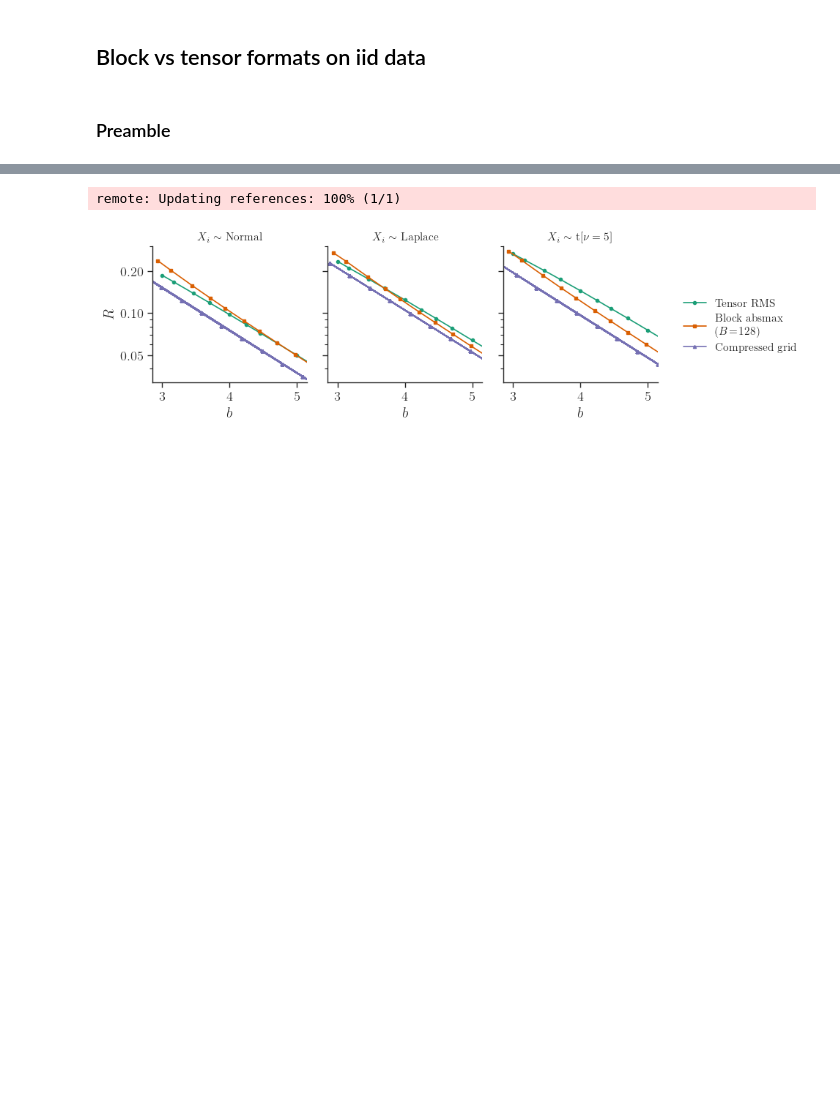
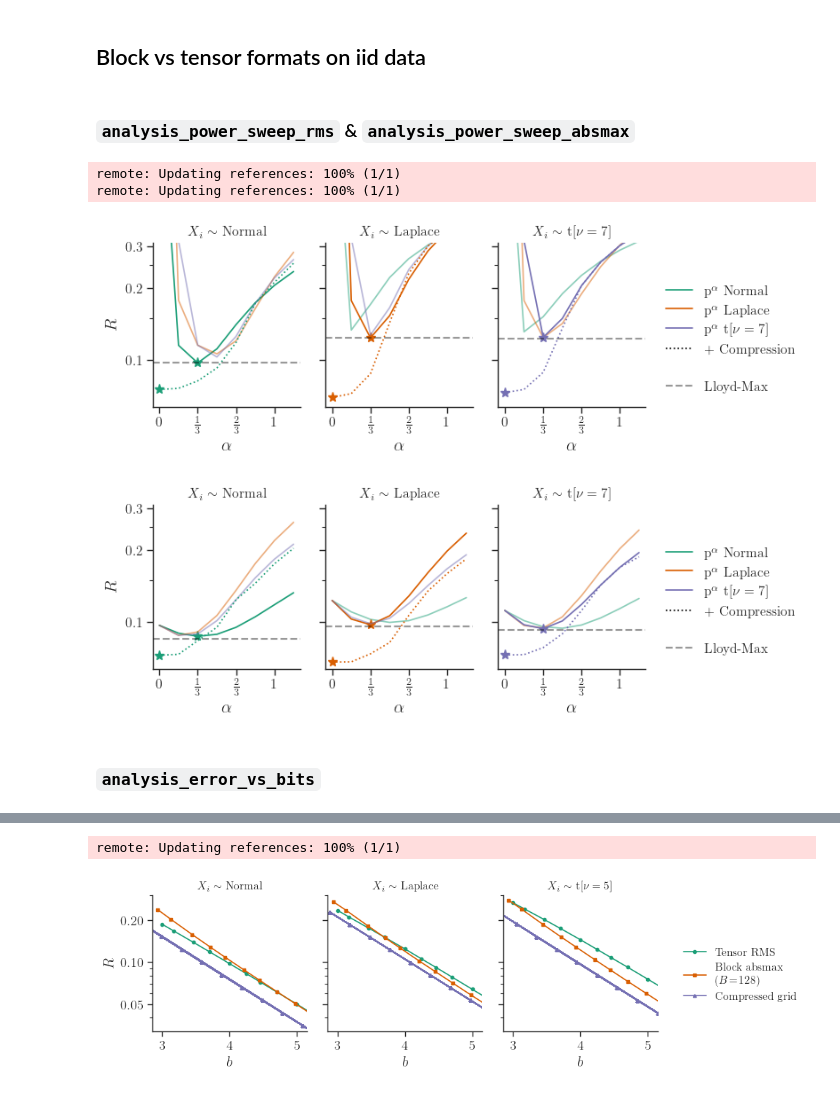
Before and after one commit to graphcore-research/llama-mobile-vlm, a Jupyter notebook: 20250127-FormatsCascade/Analysis.ipynb, the cells around one changed output, grey strips where cells are left out. Cells and saved outputs as stored; diff of their text form; code cells hidden in the pictures; blank space fills up the shorter version.

```diff
--- a/20250127-FormatsCascade/Analysis.ipynb
+++ b/20250127-FormatsCascade/Analysis.ipynb
@@ -248,4 +249,76 @@ remote: Updating references: 100% (1/1)
 # %% [markdown]
 ## Block vs tensor formats on iid data
+# %% [markdown]
+### `analysis_power_sweep_rms` & `analysis_power_sweep_absmax`
+# %%
+bits = 4
+samples = 2**22
+powers_except_zero = [1/6, 1/3, 1/2, 2/3, 5/6, 1, 7/6]
+distributions = [A.Normal(), A.Laplace(), A.StudentT(7.)]
+
+plt_args_lm = dict(ls="--", lw=1.5, alpha=.4, color="k")
+plt_args_compressed = dict(ls=":")
+
+for scaling, block_size in [("rms", None), ("absmax", 64)]:
+    grid = plot_utils.grid(cols=distributions, sharey=True)
+    for (dist,), ax in grid:
+        X = A.block_normalise(dist.sample(samples, seed=1, device=DEVICE), scaling=scaling, block_size=block_size)
+        X_train = A.block_normalise(dist.sample(samples, seed=2, device=DEVICE), scaling=scaling, block_size=block_size)
+
+        for d, color in zip(distributions, plot_utils.PALETTE):
+            powers = powers_except_zero.copy()
+            if scaling == "rms" and type(d) != A.StudentT:
+                powers.insert(0, 0.001)
+            if scaling =="absmax":
+                powers.insert(0, 0)
+            rmse = [A.qrmse_norm(d.quantiser(bits, power=p, scaling=scaling, block_size=block_size), X).item() for p in powers]
+            ax.plot(powers, rmse, color=color, alpha=1 if type(d) == type(dist) else 0.5)
+            if type(d) == type(dist):
+                idx = torch.argmin(tensor(rmse)).item()
+                assert powers[idx] == 1/3
+                ax.plot(powers[idx], rmse[idx], color=color, marker="*", ms=8)
+
+        powers = [0] + powers_except_zero
+        rmse = [A.qrmse_norm(d.find_compressed_quantiser(bits, X=X, X_train=X_train, power=p, scaling=scaling, block_size=block_size), X).item()
+                for p in powers]
+        color = plot_utils.PALETTE[distributions.index(dist)]
+        ax.plot(powers, rmse, color=color, **plt_args_compressed)
+        idx = torch.argmin(tensor(rmse)).item()
+        assert powers[idx] == 0
+        ax.plot(powers[idx], rmse[idx], color=color, marker="*", ms=8)
+
+        lm_rmse = A.qrmse_norm(Q.lut_lloyd_max(X_train, bits, 1e-4, init=dict(rms=("uniform_rms", 3), absmax="uniform_minmax")[scaling]), X).item()
+        ax.axhline(lm_rmse, **plt_args_lm)
+
+        ax.set_xticks([0, 1/3, 2/3, 1])
+        ax.xaxis.set_major_formatter(plot_utils.format_fraction())
+        ax.set_xlabel(r"$\alpha$")
+        ax.set_title(f"$X_i \\sim$ {distribution_name(dist)}")
+
+    ax0 = grid.axes[0, 0]
+    ax0.set_yscale("log")
+    ax0.set_yticks([0.1, 0.2, 0.3])
+    ax0.yaxis.set_minor_locator(matplotlib.ticker.FixedLocator([0.15, 0.25]))
+    ax0.set_ylim((0.064, 0.31))
+    ax0.yaxis.set_tick_params(which="minor", labelleft=False)
+    ax0.yaxis.set_major_formatter("{x}")
+    ax0.set_ylabel("qrmse_norm")
+
+    plot_utils.set_figure_legend(grid.figure, handles=[
+        matplotlib.lines.Line2D([], [], color=color, label=f"$\\mathrm{{p}}^{{\\alpha}}$ {distribution_name(dist)}")
+        for dist, color in zip(distributions, plot_utils.PALETTE)
+    ] + [
+        matplotlib.lines.Line2D([], [], color="k", **plt_args_compressed, label=f"+ Compression"),
+        matplotlib.patches.Patch(color="none"),
+        matplotlib.lines.Line2D([], [], **plt_args_lm, label=f"Lloyd-Max"),
+    ])
+
+    plot_utils.tidy(grid.figure)
+    plot_utils.save(f"analysis_power_sweep_{scaling}")
+# %% [output]
+remote: Updating references: 100% (1/1)
+remote: Updating references: 100% (1/1)
+[figure, added]
+[figure, added]
 # %% [markdown]
-### Preamble
+### `analysis_error_vs_bits`
```
Also changed, not shown: parts of 17 cells of this notebook, 3 other files.
